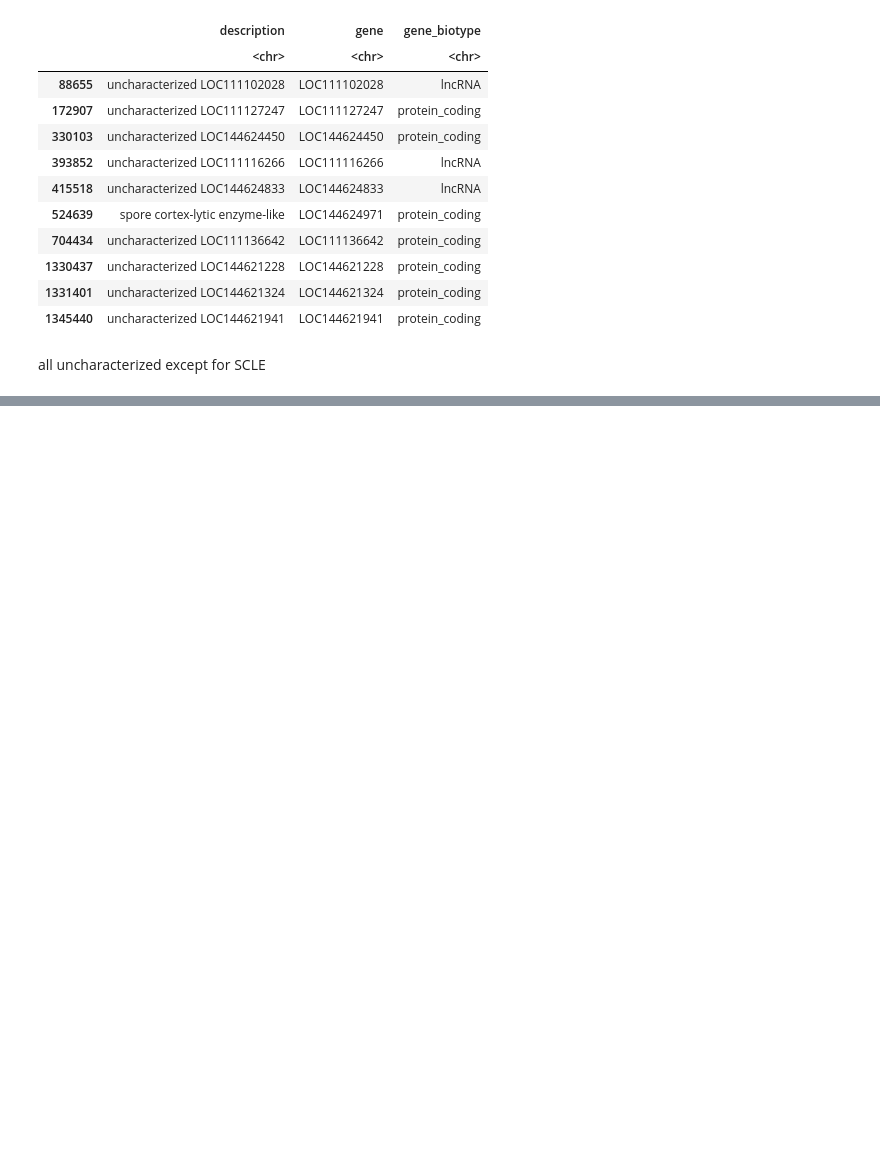
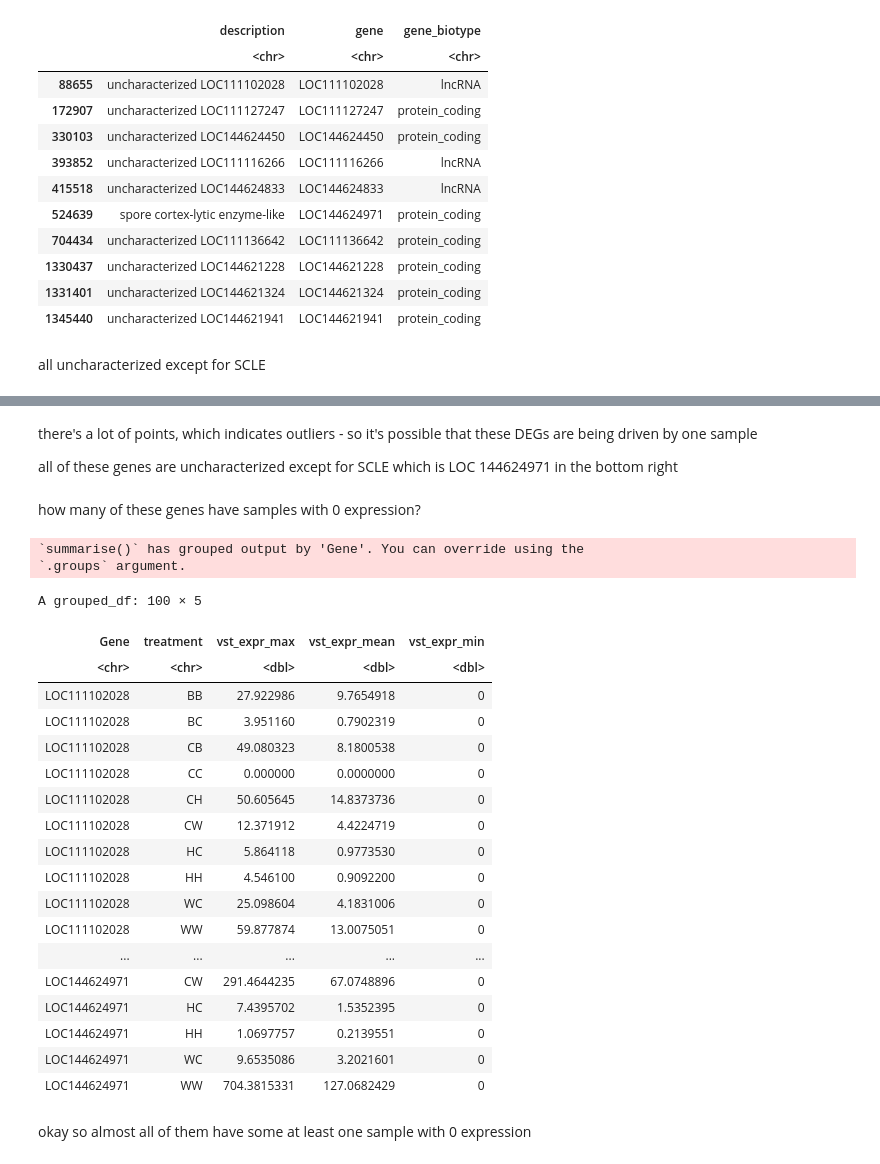
Before and after one commit to jgmcdonough/CE24_RNA-seq, a Jupyter notebook: analysis/diff_expression/phase2_v_phase2/new_refGenome/upset_p2.v.p2.ipynb, the cells around one changed output, grey strips where cells are left out. Drawn from its saved outputs; the diff is of its cells as text; code cells hidden in the pictures; blank space fills up the shorter version.

```diff
--- a/analysis/diff_expression/phase2_v_phase2/new_refGenome/upset_p2.v.p2.ipynb
+++ b/analysis/diff_expression/phase2_v_phase2/new_refGenome/upset_p2.v.p2.ipynb
@@ -835,0 +908,36 @@ all uncharacterized except for SCLE
+# %% [markdown]
+there's a lot of points, which indicates outliers - so it's possible that these DEGs are being driven by one sample
+
+all of these genes are uncharacterized except for SCLE which is LOC 144624971 in the bottom right
+# %% [markdown]
+how many of these genes have samples with 0 expression?
+# %%
+shared_gene.filter %>%
+group_by(Gene, treatment) %>%
+  summarise(across(vst_expr,
+                   list(max = max, mean = mean, min = min),
+                   .names = "{.col}_{.fn}"))
+# %% [output]
+`summarise()` has grouped output by 'Gene'. You can override using the
+`.groups` argument.
+A grouped_df: 100 × 5
+| Gene | treatment | vst_expr_max | vst_expr_mean | vst_expr_min |
+| <chr> | <chr> | <dbl> | <dbl> | <dbl> |
+| LOC111102028 | BB | 27.922986 | 9.7654918 | 0 |
+| LOC111102028 | BC | 3.951160 | 0.7902319 | 0 |
+| LOC111102028 | CB | 49.080323 | 8.1800538 | 0 |
+| LOC111102028 | CC | 0.000000 | 0.0000000 | 0 |
+| LOC111102028 | CH | 50.605645 | 14.8373736 | 0 |
+| LOC111102028 | CW | 12.371912 | 4.4224719 | 0 |
+| LOC111102028 | HC | 5.864118 | 0.9773530 | 0 |
+| LOC111102028 | HH | 4.546100 | 0.9092200 | 0 |
+| LOC111102028 | WC | 25.098604 | 4.1831006 | 0 |
+| LOC111102028 | WW | 59.877874 | 13.0075051 | 0 |
+| ... | ... | ... | ... | ... |
+| LOC144624971 | CW | 291.4644235 | 67.0748896 | 0 |
+| LOC144624971 | HC | 7.4395702 | 1.5352395 | 0 |
+| LOC144624971 | HH | 1.0697757 | 0.2139551 | 0 |
+| LOC144624971 | WC | 9.6535086 | 3.2021601 | 0 |
+| LOC144624971 | WW | 704.3815331 | 127.0682429 | 0 |
+# %% [markdown]
+okay so almost all of them have some at least one sample with 0 expression
```
Also changed, not shown: parts of 11 cells of this notebook.
